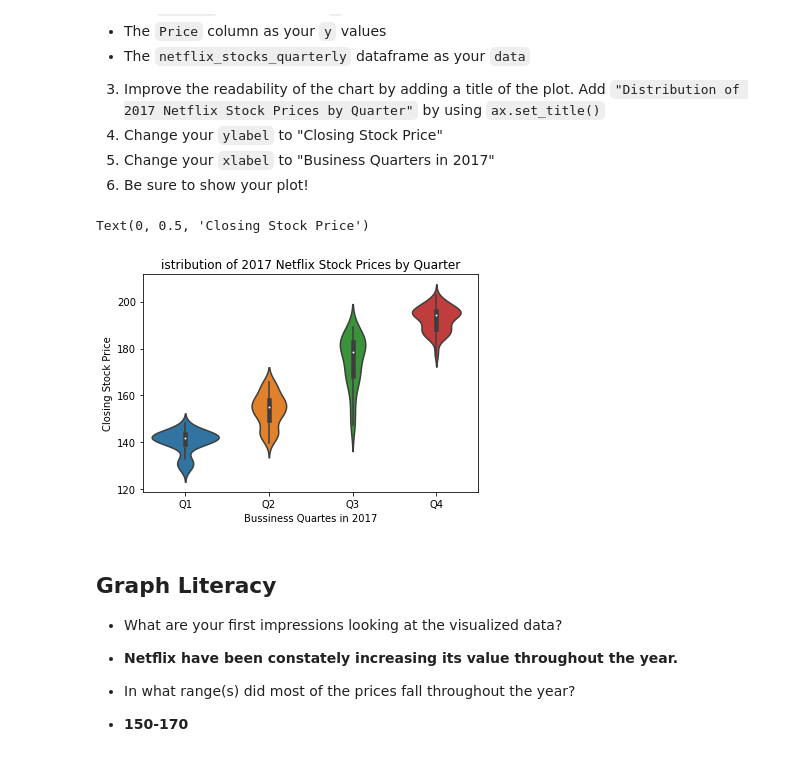
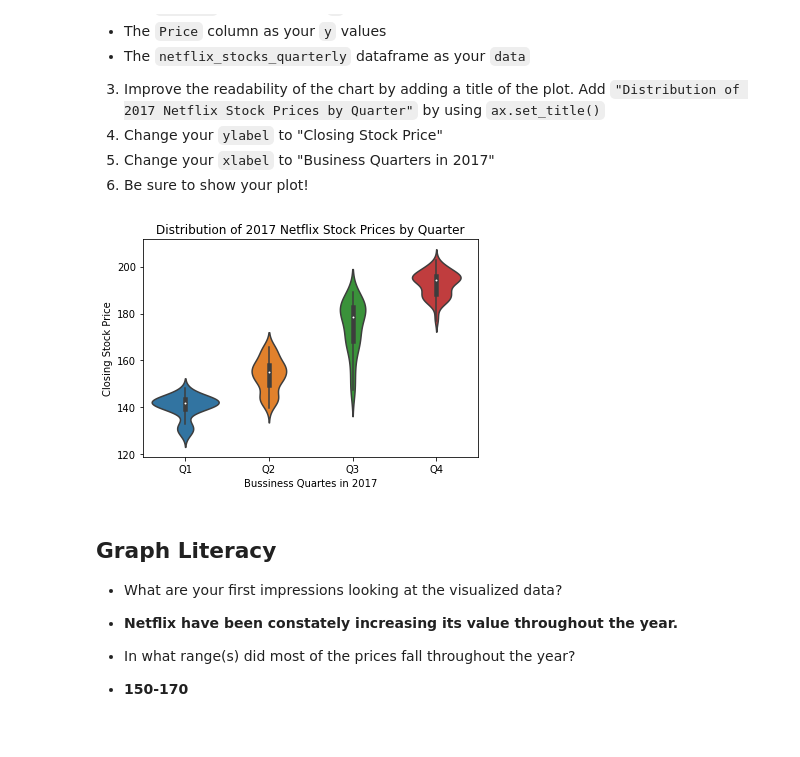
Before and after one commit to javierunix/codeacademy_datascience_path, a Jupyter notebook: Netflix Stocks Capstone/netflix_visualizations.ipynb, the cells around one changed output. Saved outputs shown, nothing was run; the diff lists cells and outputs as text; code cells hidden in the pictures.

```diff
--- a/Netflix Stocks Capstone/netflix_visualizations.ipynb
+++ b/Netflix Stocks Capstone/netflix_visualizations.ipynb
@@ -200,12 +200,13 @@ We want to get an understanding of the distribution of the Netflix quarterly sto
 # %%
 ax = sns.violinplot()
 sns.violinplot(data=netflix_stocks_quarterly_df, x='Quarter', y='Price')
-ax.set_title('istribution of 2017 Netflix Stock Prices by Quarter')
+ax.set_title('Distribution of 2017 Netflix Stock Prices by Quarter')
 plt.xlabel('Bussiness Quartes in 2017')
 plt.ylabel('Closing Stock Price')
+plt.savefig('netfix_closing_violinplots.png')
+plt.show()
 # %% [output]
-Text(0, 0.5, 'Closing Stock Price')
-[figure, old version]
+[figure, new version]
 # %% [markdown]
 ## Graph Literacy
 - What are your first impressions looking at the visualized data?
```
Also changed, not shown: parts of 2 cells of this notebook, 4 other files.
